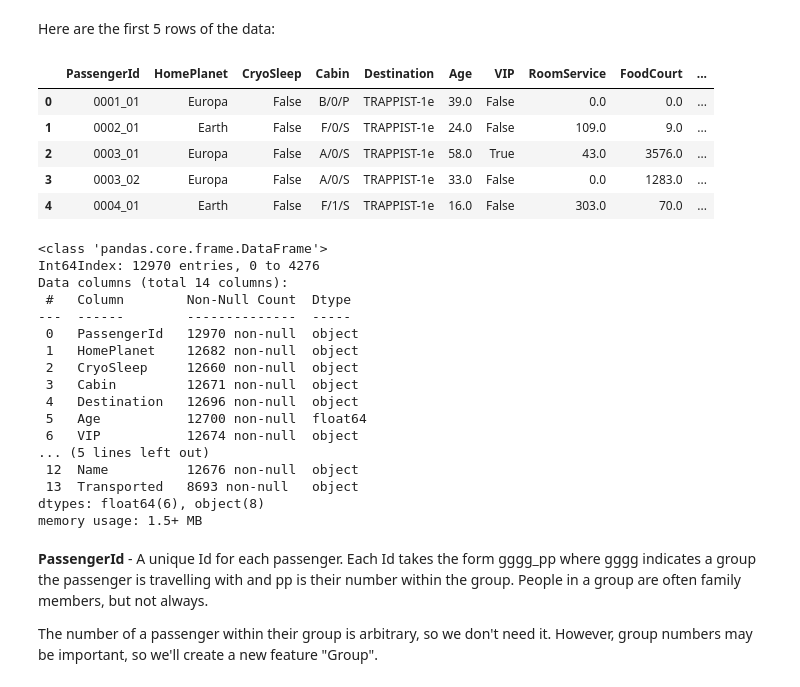
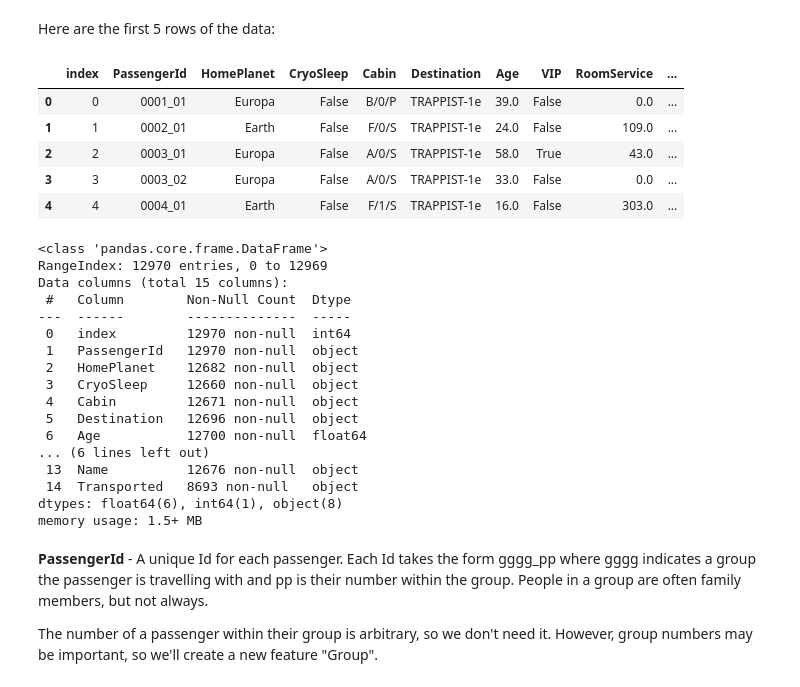
Before and after one commit to NickVasenkov/Spaceship, a Jupyter notebook: notebook.ipynb, the cells around one changed output. Saved outputs shown, nothing was run; the diff lists cells and outputs as text; code cells hidden in the pictures.

```diff
--- a/notebook.ipynb
+++ b/notebook.ipynb
@@ -44,39 +44,41 @@ Here are the first 5 rows of the data:
 # %%
 # Load data
 import pandas as pd
 
-train = pd.read_csv('datasets/train.csv')
-test = pd.read_csv('datasets/test.csv')
+train_unprocessed = pd.read_csv('datasets/train.csv')
+test_unprocessed = pd.read_csv('datasets/test.csv')
 
-data = pd.concat([train, test])
+train_size = len(train_unprocessed)
+
+data = pd.concat([train_unprocessed, test_unprocessed]).reset_index()
 
 data.head()
 # %% [output]
-|  | PassengerId | HomePlanet | CryoSleep | Cabin | Destination | Age | VIP | RoomService | FoodCourt | ... |
-| 0 | 0001_01 | Europa | False | B/0/P | TRAPPIST-1e | 39.0 | False | 0.0 | 0.0 | ... |
-| 1 | 0002_01 | Earth | False | F/0/S | TRAPPIST-1e | 24.0 | False | 109.0 | 9.0 | ... |
-| 2 | 0003_01 | Europa | False | A/0/S | TRAPPIST-1e | 58.0 | True | 43.0 | 3576.0 | ... |
-| 3 | 0003_02 | Europa | False | A/0/S | TRAPPIST-1e | 33.0 | False | 0.0 | 1283.0 | ... |
-| 4 | 0004_01 | Earth | False | F/1/S | TRAPPIST-1e | 16.0 | False | 303.0 | 70.0 | ... |
+|  | index | PassengerId | HomePlanet | CryoSleep | Cabin | Destination | Age | VIP | RoomService | ... |
+| 0 | 0 | 0001_01 | Europa | False | B/0/P | TRAPPIST-1e | 39.0 | False | 0.0 | ... |
+| 1 | 1 | 0002_01 | Earth | False | F/0/S | TRAPPIST-1e | 24.0 | False | 109.0 | ... |
+| 2 | 2 | 0003_01 | Europa | False | A/0/S | TRAPPIST-1e | 58.0 | True | 43.0 | ... |
+| 3 | 3 | 0003_02 | Europa | False | A/0/S | TRAPPIST-1e | 33.0 | False | 0.0 | ... |
+| 4 | 4 | 0004_01 | Earth | False | F/1/S | TRAPPIST-1e | 16.0 | False | 303.0 | ... |
 # %%
 data.info()
 # %% [output]
 <class 'pandas.core.frame.DataFrame'>
-Int64Index: 12970 entries, 0 to 4276
-Data columns (total 14 columns):
+RangeIndex: 12970 entries, 0 to 12969
+Data columns (total 15 columns):
  #   Column        Non-Null Count  Dtype
 ---  ------        --------------  -----
- 0   PassengerId   12970 non-null  object
- 1   HomePlanet    12682 non-null  object
- 2   CryoSleep     12660 non-null  object
- 3   Cabin         12671 non-null  object
- 4   Destination   12696 non-null  object
- 5   Age           12700 non-null  float64
- 6   VIP           12674 non-null  object
-... (5 lines left out)
- 12  Name          12676 non-null  object
- 13  Transported   8693 non-null   object
-dtypes: float64(6), object(8)
+ 0   index         12970 non-null  int64
+ 1   PassengerId   12970 non-null  object
+ 2   HomePlanet    12682 non-null  object
+ 3   CryoSleep     12660 non-null  object
+ 4   Cabin         12671 non-null  object
+ 5   Destination   12696 non-null  object
+ 6   Age           12700 non-null  float64
+... (6 lines left out)
+ 13  Name          12676 non-null  object
+ 14  Transported   8693 non-null   object
+dtypes: float64(6), int64(1), object(8)
 memory usage: 1.5+ MB
 # %% [markdown]
 **PassengerId** - A unique Id for each passenger. Each Id takes the form gggg_pp where gggg indicates a group the passenger is travelling with and pp is their number within the group. People in a group are often family members, but not always.
```
Also changed, not shown: parts of 12 cells of this notebook.
